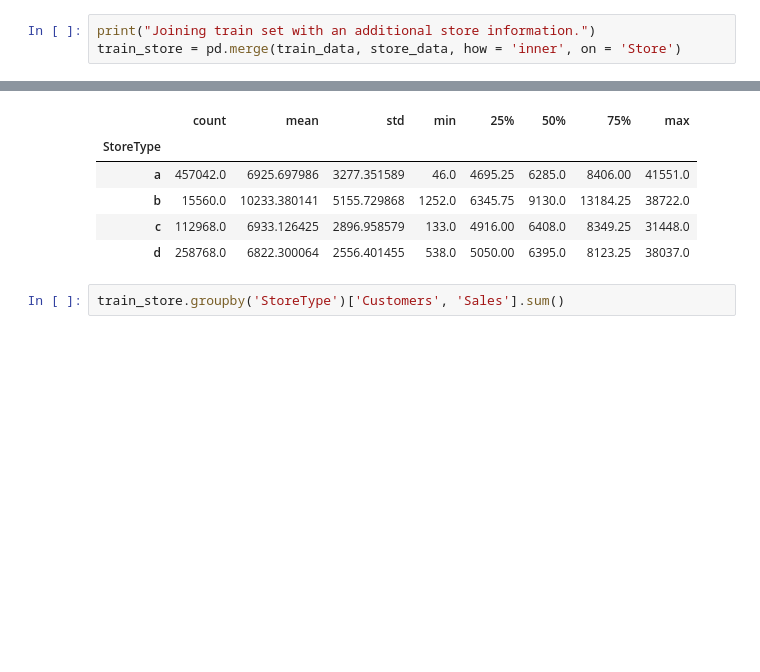
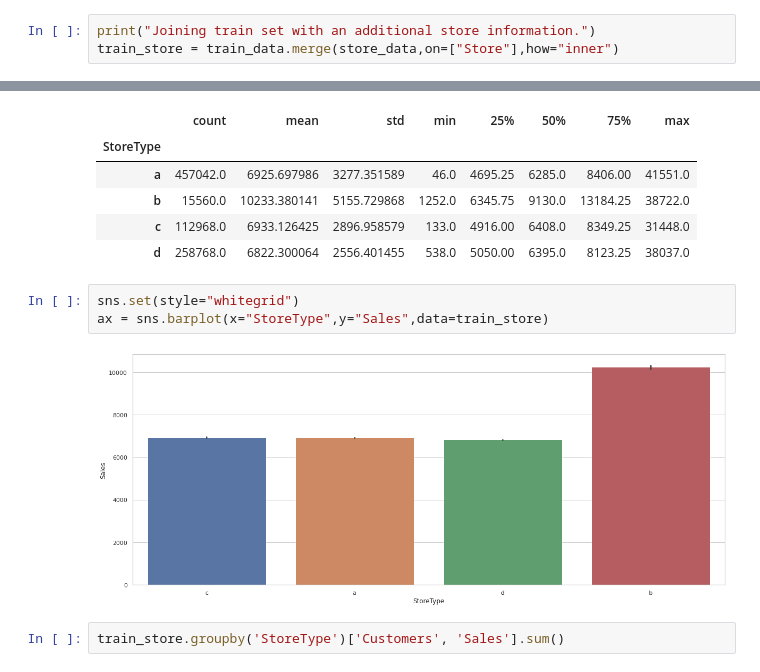
Before and after one commit to Bethelsis/Pharmaceutical-Sales-prediction, a Jupyter notebook: Notebooks/sales_predict_prophet.ipynb, the cells around one changed output, grey strips where cells are left out. Saved outputs shown, nothing was run; the diff lists cells and outputs as text; blank space fills up the shorter version.

Commit message:
Add plots

```diff
--- a/Notebooks/sales_predict_prophet.ipynb
+++ b/Notebooks/sales_predict_prophet.ipynb
@@ -221,7 +233,7 @@ store_data.isnull().values.any()
 False
 # %%
 print("Joining train set with an additional store information.")
-train_store = pd.merge(train_data, store_data, how = 'inner', on = 'Store')
+train_store = train_data.merge(store_data,on=["Store"],how="inner")
 # %% [output]
 Joining train set with an additional store information.
 # %%
@@ -237,6 +249,11 @@ train_store.groupby('StoreType')['Sales'].describe()
 | b | 15560.0 | 10233.380141 | 5155.729868 | 1252.0 | 6345.75 | 9130.0 | 13184.25 | 38722.0 |
 | c | 112968.0 | 6933.126425 | 2896.958579 | 133.0 | 4916.00 | 6408.0 | 8349.25 | 31448.0 |
 | d | 258768.0 | 6822.300064 | 2556.401455 | 538.0 | 5050.00 | 6395.0 | 8123.25 | 38037.0 |
+# %%
+sns.set(style="whitegrid")
+ax = sns.barplot(x="StoreType",y="Sales",data=train_store)
+# %% [output]
+[figure, added]
 # %%
 train_store.groupby('StoreType')['Customers', 'Sales'].sum()
 # %% [output]
```
Also changed, not shown: parts of 9 cells of this notebook.
